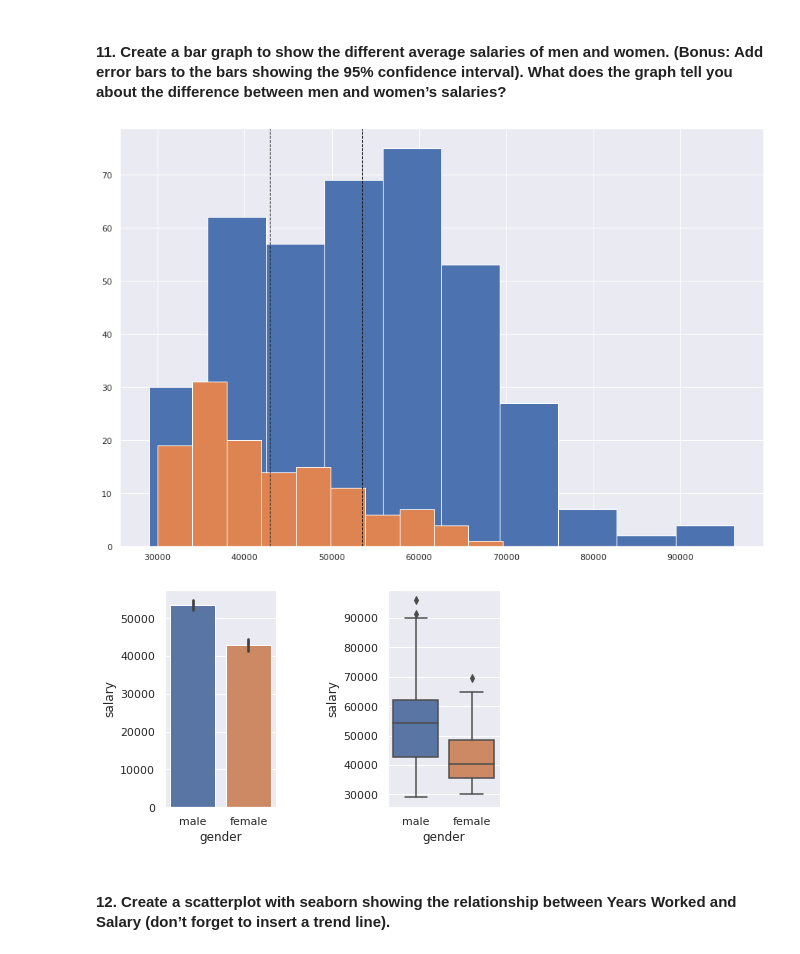
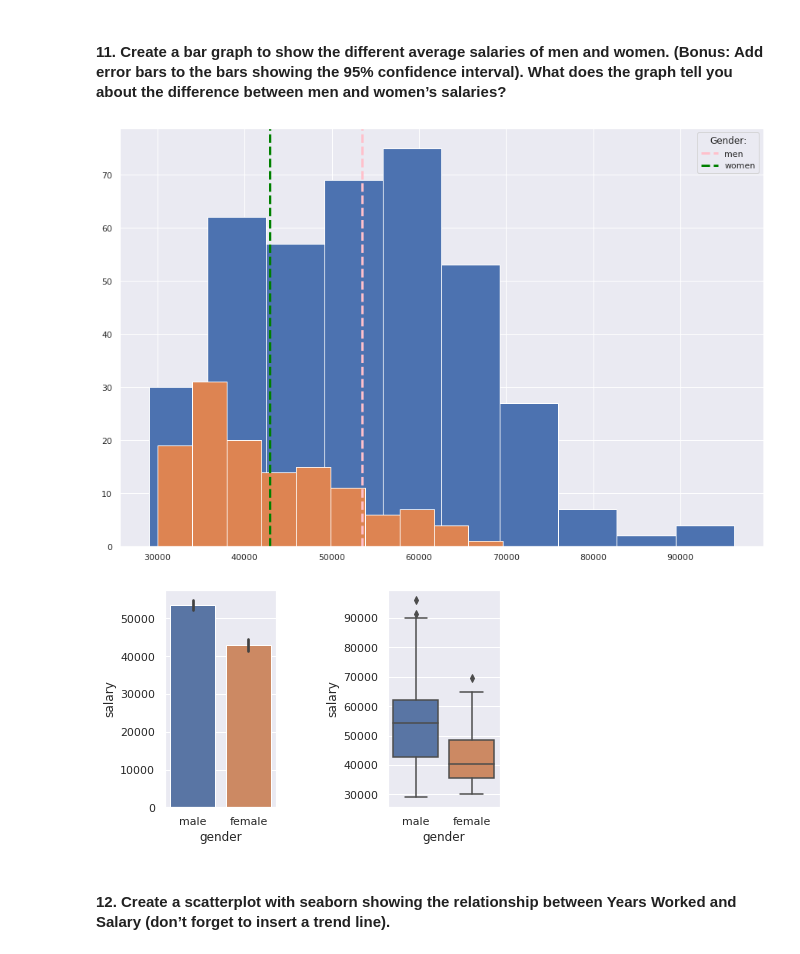
Before and after one commit to boitshepo97/statistical-thinking, a Jupyter notebook: Statistical-Thinking.ipynb, the cells around one changed output. Saved outputs shown, nothing was run; the diff lists cells and outputs as text; code cells hidden in the pictures.

Commit message:
adding more graphs

```diff
--- a/Statistical-Thinking.ipynb
+++ b/Statistical-Thinking.ipynb
@@ -153,21 +153,21 @@ plt.show()
 # %%
 sns.set()
 plt.figure(figsize=(15,10))
 males = st[st.gender == 'male'].salary
 females = st[st.gender== 'female'].salary
 plt.hist(males, label='males')
 plt.hist(females, label='females')
-plt.axvline(males.mean(), color='k', linestyle='dashed', linewidth=1)
-plt.axvline(females.mean(), color='k', linestyle='dashed', linewidth=1)
-plt.legend(title = 'Mobile Money Classification:', labels = ['men', 'women'])
+plt.axvline(males.mean(), color='pink', linestyle='dashed', linewidth=3)
+plt.axvline(females.mean(), color='green', linestyle='dashed', linewidth=3)
+plt.legend(title = 'Gender:', labels = ['men', 'women'])
 
 fig, axes= plt.subplots(1, 2)
 sns.barplot(x="gender", y="salary", data=st, ax= axes[0])
 sns.boxplot(y='salary', x='gender', data=st, ax= axes[1])
 plt.subplots_adjust(wspace=1)
 plt.show()
 # %% [output]
-[figure, old version]
+[figure, new version]
 [figure]
 # %% [markdown]
 #### 12. Create a scatterplot with seaborn showing the relationship between Years Worked and Salary (don’t forget to insert a trend line).
```
Also changed, not shown: parts of 1 cell of this notebook.
